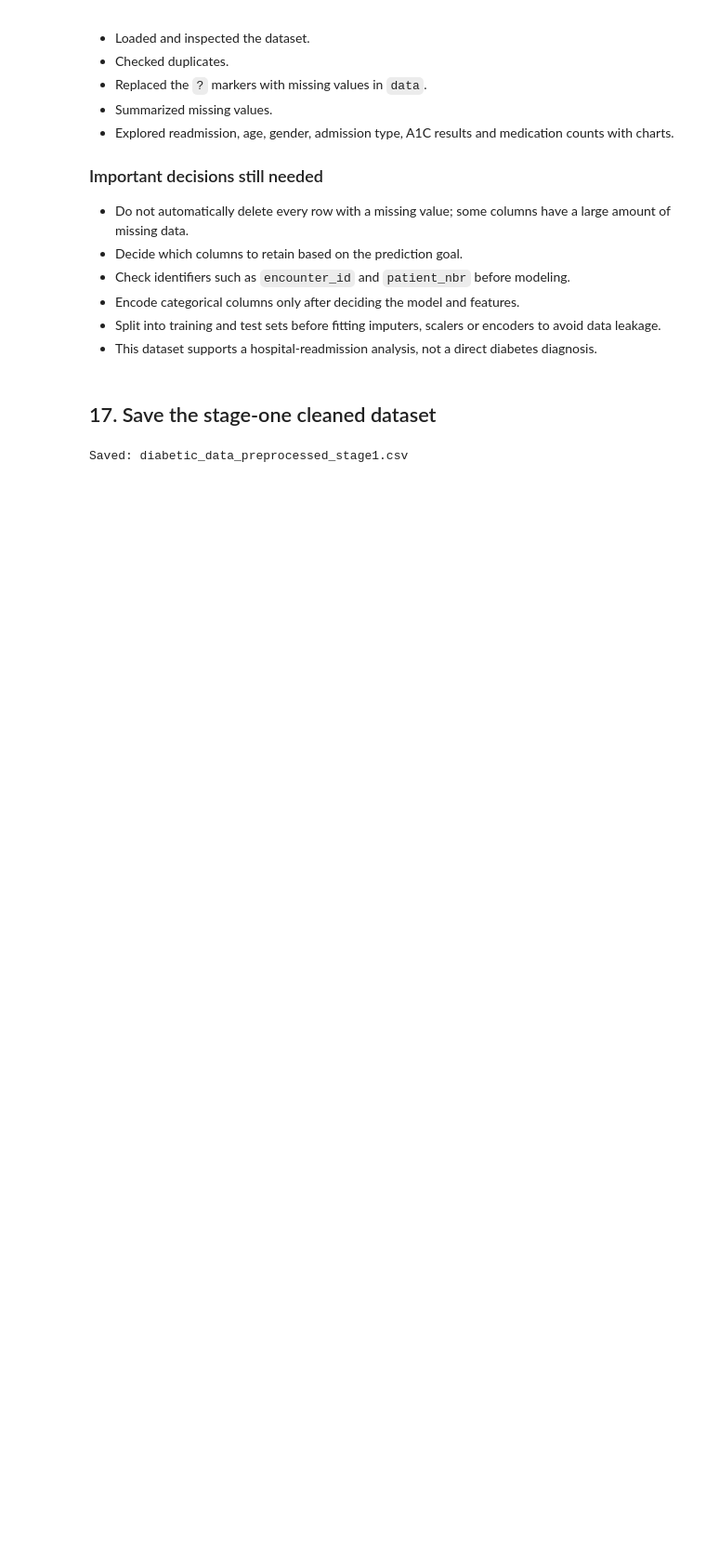
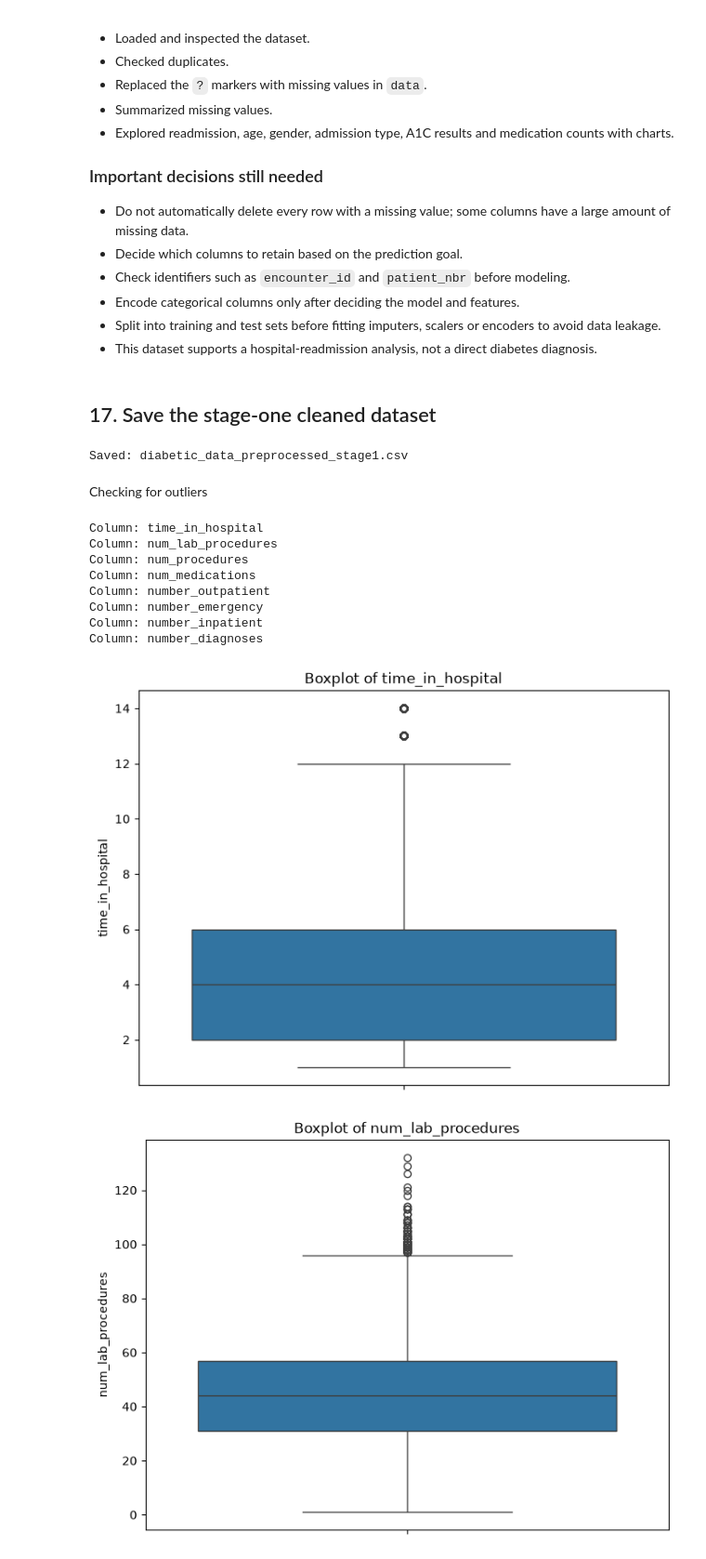
Before and after one commit to suhailahmed2007/ML2, a Jupyter notebook: US_Diabetes/US_Diabetes_EDA_Visualization_Preprocessing (1).ipynb, the cells around one changed output. Shown at 93% size. Cells and saved outputs as stored; diff of their text form; code cells hidden in the pictures; blank space fills up the shorter version.

Commit message:
Update project

```diff
--- a/US_Diabetes/US_Diabetes_EDA_Visualization_Preprocessing (1).ipynb
+++ b/US_Diabetes/US_Diabetes_EDA_Visualization_Preprocessing (1).ipynb
@@ -17,7 +16,7 @@ import matplotlib.pyplot as plt
 # %% [markdown]
 ## 2. Load the dataset
 # %%
-df = pd.read_csv("data/diabetic_data.csv")
+df = pd.read_csv(r"C:\Users\suhai\Desktop\PROJECTS\MEDICAL AI MODEL\data\diabetic_data.csv")
 
 df.head()
 # %% [output]
@@ -399,3 +538,28 @@ data.to_csv("diabetic_data_preprocessed_stage1.csv", index=False)
 print("Saved: diabetic_data_preprocessed_stage1.csv")
 # %% [output]
 Saved: diabetic_data_preprocessed_stage1.csv
+# %% [markdown]
+Checking for outliers
+# %%
+columns=data.columns # to check for outliers in the dataset, we can use boxplots to visualize the distribution of numerical columns. Outliers are typically represented as points that fall outside the whiskers of the boxplot.
+outlier_analysis = []
+for col in columns:
+    if data[col].dtype in ['int64', 'float64'] and col not in ['encounter_id', 'patient_nbr','discharge_disposition_id','admission_source_id','admission_type_id']:
+        outlier_analysis.append(col)
+        print(f"Column: {col}")
+for col in outlier_analysis:
+    plt.figure(figsize=(8, 6))
+    sns.boxplot(data=data, y=col)
+    plt.title(f'Boxplot of {col}')
+    plt.show()
+# %% [output]
+Column: time_in_hospital
+Column: num_lab_procedures
+Column: num_procedures
+Column: num_medications
+Column: number_outpatient
+Column: number_emergency
+Column: number_inpatient
+Column: number_diagnoses
+[figure, added]
+[figure, added]
```
Also changed, not shown: parts of 16 cells of this notebook.
